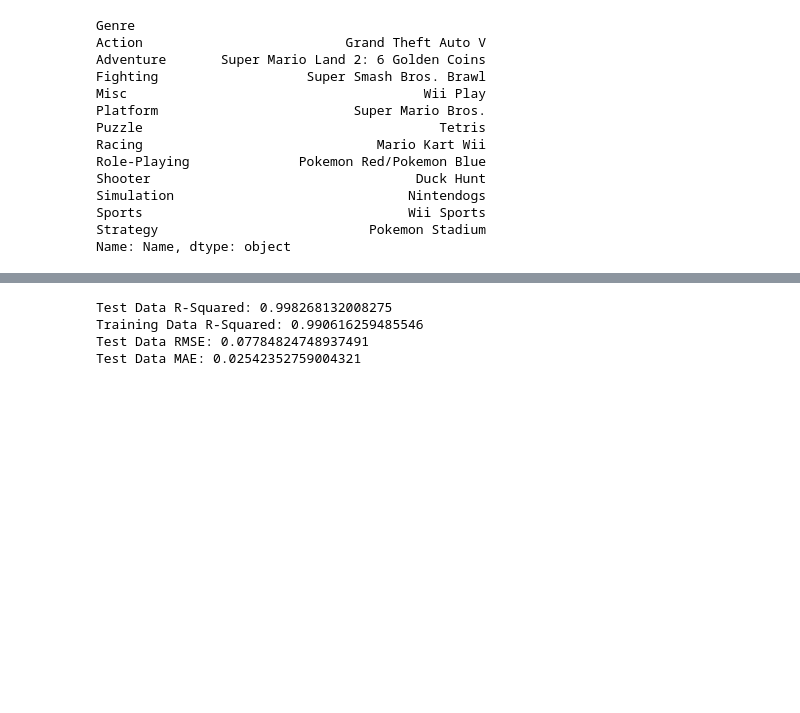
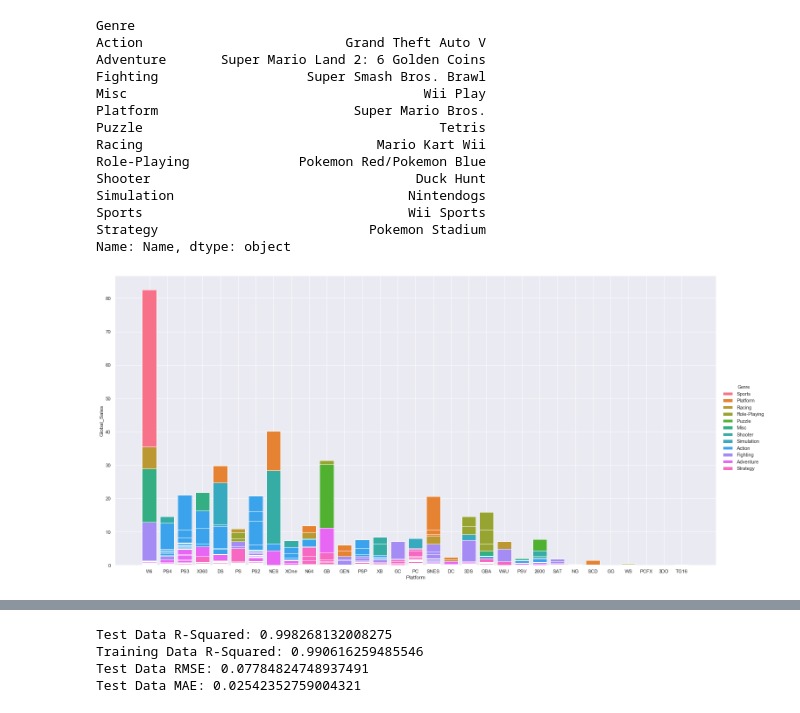
Before and after one commit to rejohnsonjr/Springboard_DS_Track, a Jupyter notebook: Games_Sales.ipynb, the cells around one changed output, grey strips where cells are left out. Cells and saved outputs as stored; diff of their text form; code cells hidden in the pictures; blank space fills up the shorter version.

```diff
--- a/Games_Sales.ipynb
+++ b/Games_Sales.ipynb
@@ -253,3 +253,9 @@ Simulation                              Nintendogs
 Sports                                  Wii Sports
 Strategy                           Pokemon Stadium
 Name: Name, dtype: object
+# %%
+sns.FacetGrid(gamesSales, hue="Genre", height=10, aspect = 2) \
+   .map(plt.bar, "Platform", "Global_Sales") \
+   .add_legend();
+# %% [output]
+[figure, added]
```
Also changed, not shown: parts of 17 cells of this notebook.
